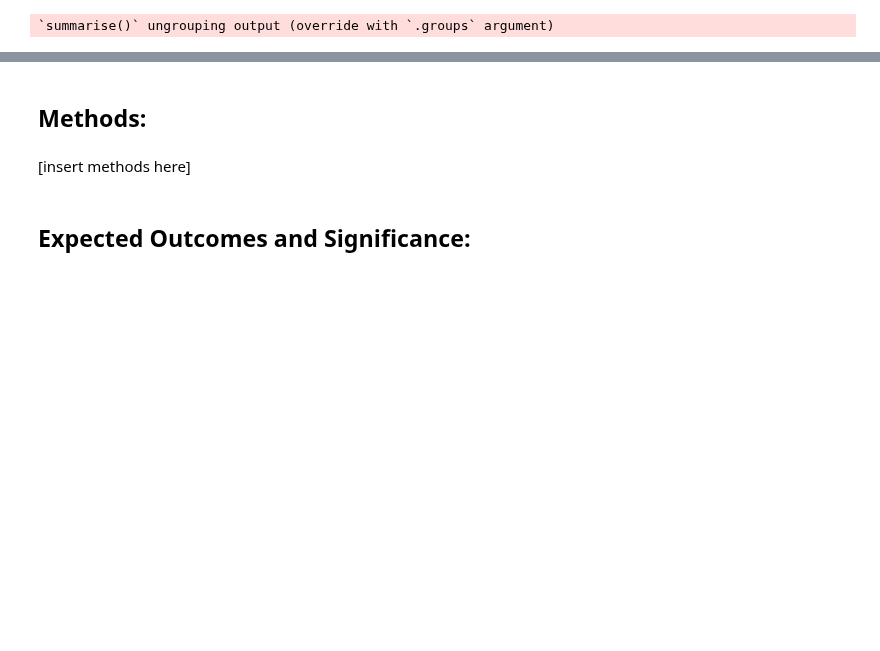
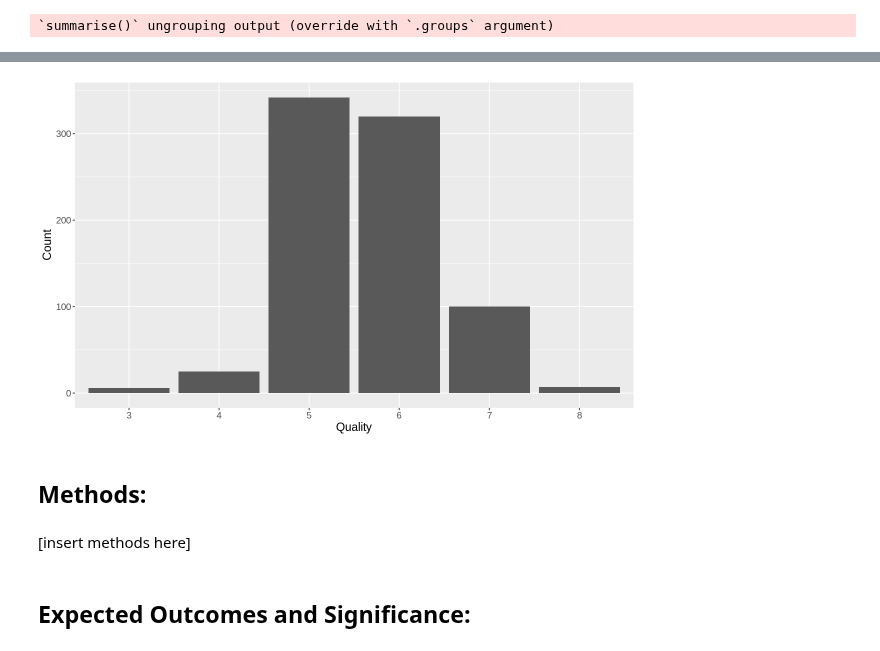
Before and after one commit to jon-chow/DSCI100-WineQualityAnalysis, a Jupyter notebook: Proposal.ipynb, the cells around one changed output, grey strips where cells are left out. Saved outputs shown, nothing was run; the diff lists cells and outputs as text; code cells hidden in the pictures; blank space fills up the shorter version.

```diff
--- a/Proposal.ipynb
+++ b/Proposal.ipynb
@@ -285,3 +220,9 @@ A tibble: 7 × 3
+# %%
+# count of classifier plot
+options(repr.plot.width = 10, options.repr.plot.height = 15)
+train_data_quality_summary_plot
+# %% [output]
+[figure, added]
 # %% [markdown]
 ## Methods:
 # %% [markdown]
```
Also changed, not shown: parts of 13 cells of this notebook.
